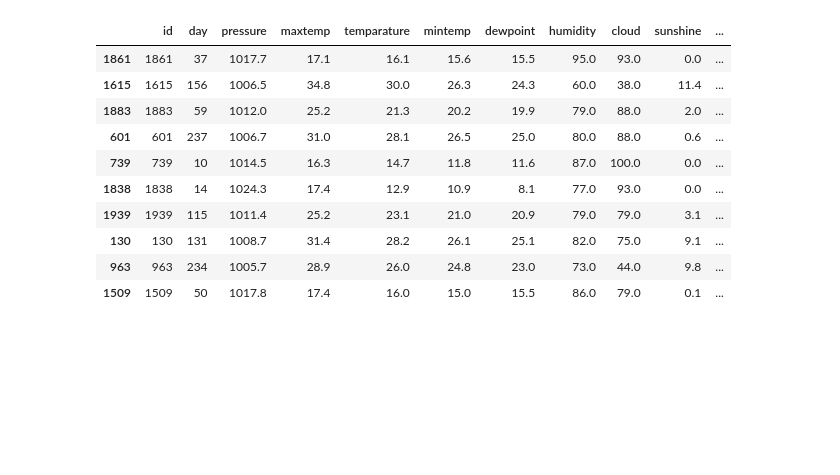
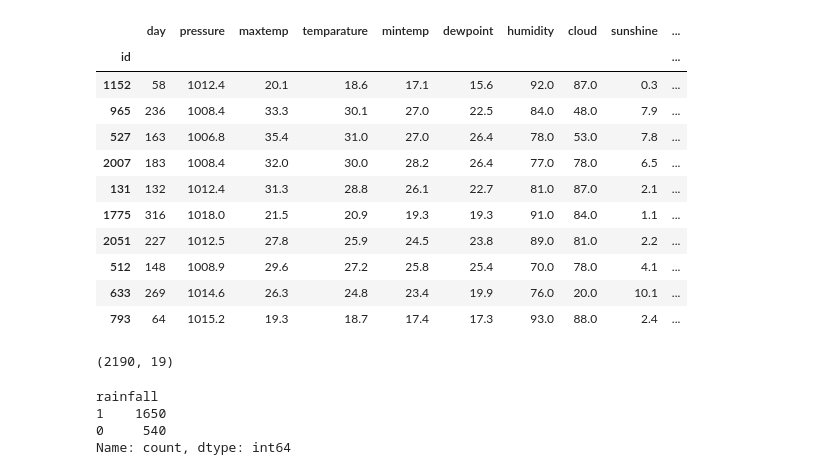
Before and after one commit to santosh3110/Binary-Prediction-with-a-Rainfall-Dataset, a Jupyter notebook: dl_pred.ipynb, the cells around one changed output. Saved outputs shown, nothing was run; the diff lists cells and outputs as text; code cells hidden in the pictures; blank space fills up the shorter version.

```diff
--- a/dl_pred.ipynb
+++ b/dl_pred.ipynb
@@ -8,17 +9,18 @@ from sklearn.impute import SimpleImputer
 from sklearn.pipeline import make_pipeline
 from sklearn.compose import make_column_transformer
 # %%
-df_train=pd.read_csv("train.csv")
+df_train=pd.read_csv("training.csv",index_col="id")
 df_train.sample(10)
 # %% [output]
-|  | id | day | pressure | maxtemp | temparature | mintemp | dewpoint | humidity | cloud | sunshine | ... |
-| 1861 | 1861 | 37 | 1017.7 | 17.1 | 16.1 | 15.6 | 15.5 | 95.0 | 93.0 | 0.0 | ... |
-| 1615 | 1615 | 156 | 1006.5 | 34.8 | 30.0 | 26.3 | 24.3 | 60.0 | 38.0 | 11.4 | ... |
-| 1883 | 1883 | 59 | 1012.0 | 25.2 | 21.3 | 20.2 | 19.9 | 79.0 | 88.0 | 2.0 | ... |
-| 601 | 601 | 237 | 1006.7 | 31.0 | 28.1 | 26.5 | 25.0 | 80.0 | 88.0 | 0.6 | ... |
-| 739 | 739 | 10 | 1014.5 | 16.3 | 14.7 | 11.8 | 11.6 | 87.0 | 100.0 | 0.0 | ... |
-| 1838 | 1838 | 14 | 1024.3 | 17.4 | 12.9 | 10.9 | 8.1 | 77.0 | 93.0 | 0.0 | ... |
-| 1939 | 1939 | 115 | 1011.4 | 25.2 | 23.1 | 21.0 | 20.9 | 79.0 | 79.0 | 3.1 | ... |
-| 130 | 130 | 131 | 1008.7 | 31.4 | 28.2 | 26.1 | 25.1 | 82.0 | 75.0 | 9.1 | ... |
-| 963 | 963 | 234 | 1005.7 | 28.9 | 26.0 | 24.8 | 23.0 | 73.0 | 44.0 | 9.8 | ... |
-| 1509 | 1509 | 50 | 1017.8 | 17.4 | 16.0 | 15.0 | 15.5 | 86.0 | 79.0 | 0.1 | ... |
+|  | day | pressure | maxtemp | temparature | mintemp | dewpoint | humidity | cloud | sunshine | ... |
+| id |  |  |  |  |  |  |  |  |  | ... |
+| 1152 | 58 | 1012.4 | 20.1 | 18.6 | 17.1 | 15.6 | 92.0 | 87.0 | 0.3 | ... |
+| 965 | 236 | 1008.4 | 33.3 | 30.1 | 27.0 | 22.5 | 84.0 | 48.0 | 7.9 | ... |
+| 527 | 163 | 1006.8 | 35.4 | 31.0 | 27.0 | 26.4 | 78.0 | 53.0 | 7.8 | ... |
+| 2007 | 183 | 1008.4 | 32.0 | 30.0 | 28.2 | 26.4 | 77.0 | 78.0 | 6.5 | ... |
+| 131 | 132 | 1012.4 | 31.3 | 28.8 | 26.1 | 22.7 | 81.0 | 87.0 | 2.1 | ... |
+| 1775 | 316 | 1018.0 | 21.5 | 20.9 | 19.3 | 19.3 | 91.0 | 84.0 | 1.1 | ... |
+| 2051 | 227 | 1012.5 | 27.8 | 25.9 | 24.5 | 23.8 | 89.0 | 81.0 | 2.2 | ... |
+| 512 | 148 | 1008.9 | 29.6 | 27.2 | 25.8 | 25.4 | 70.0 | 78.0 | 4.1 | ... |
+| 633 | 269 | 1014.6 | 26.3 | 24.8 | 23.4 | 19.9 | 76.0 | 20.0 | 10.1 | ... |
+| 793 | 64 | 1015.2 | 19.3 | 18.7 | 17.4 | 17.3 | 93.0 | 88.0 | 2.4 | ... |
@@ -24,0 +35,4 @@ df_train.sample(10)
+# %%
+df_train.shape
+# %% [output]
+(2190, 19)
@@ -24,0 +42,7 @@ df_train.sample(10)
+# %%
+df_train["rainfall"].value_counts()
+# %% [output]
+rainfall
+1    1650
+0     540
+Name: count, dtype: int64
```
Also changed, not shown: parts of 19 cells of this notebook, 6 other files.
